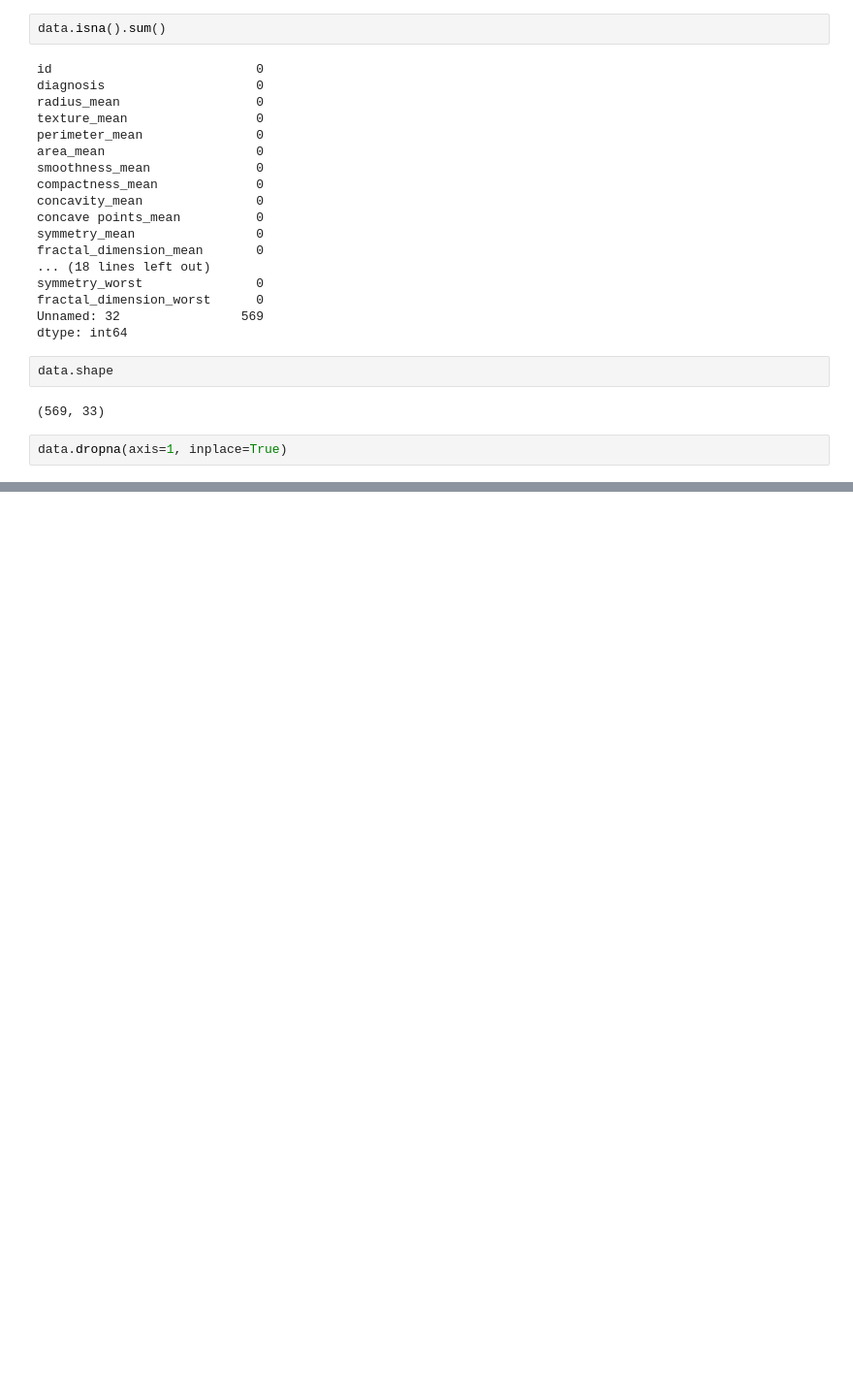
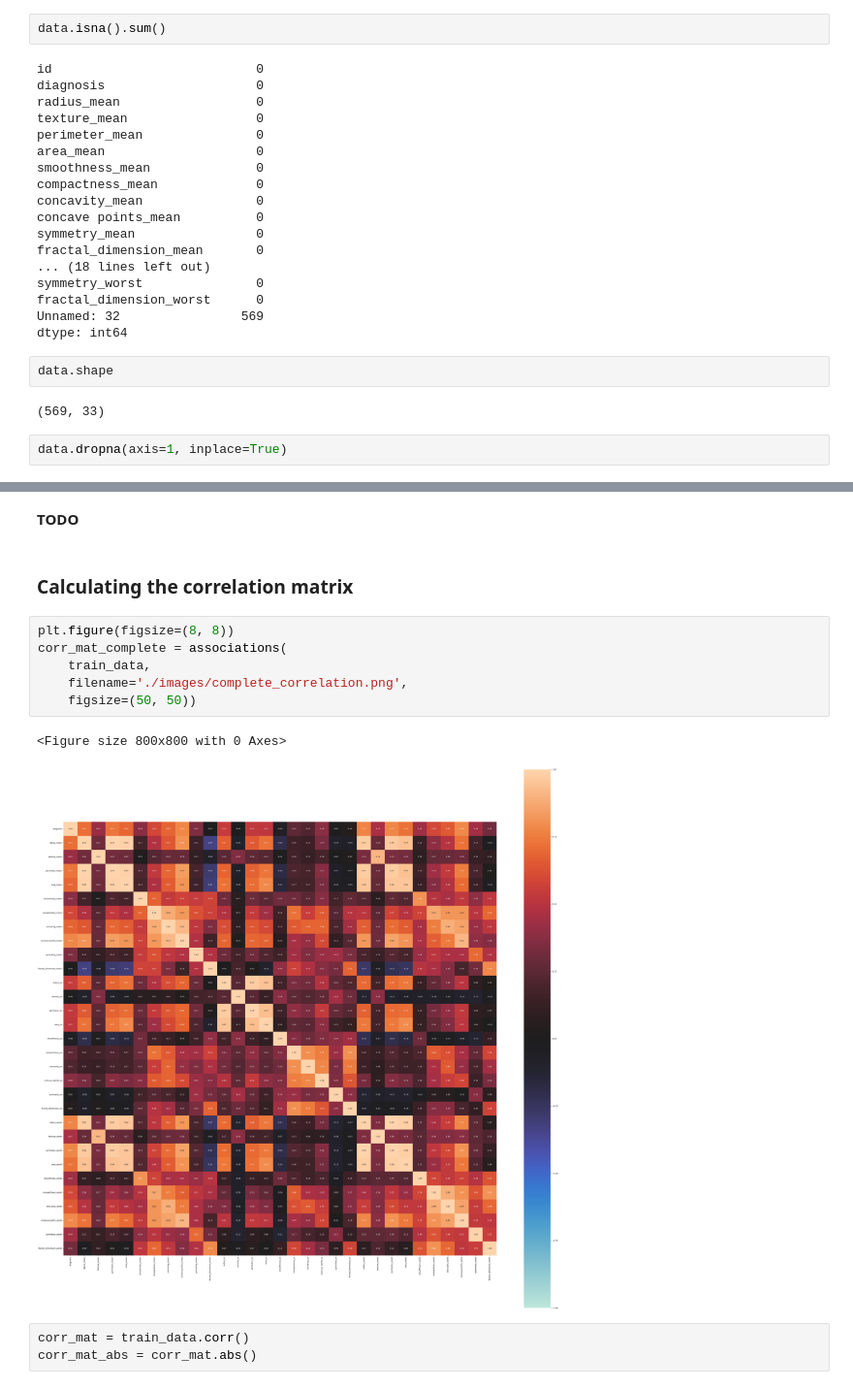
Before and after one commit to ErfanRasti/DataMining-Projects, a Jupyter notebook: MultiLayerPerceptronProject/main.ipynb, the cells around one changed output, grey strips where cells are left out. Shown at 97% size. Saved outputs shown, nothing was run; the diff lists cells and outputs as text; blank space fills up the shorter version.

```diff
--- a/MultiLayerPerceptronProject/main.ipynb
+++ b/MultiLayerPerceptronProject/main.ipynb
@@ -69,0 +121,16 @@ data.dropna(axis=1, inplace=True)
+# %% [markdown]
+**TODO**
+# %% [markdown]
+### Calculating the correlation matrix
+# %%
+plt.figure(figsize=(8, 8))
+corr_mat_complete = associations(
+    train_data,
+    filename='./images/complete_correlation.png',
+    figsize=(50, 50))
+# %% [output]
+<Figure size 800x800 with 0 Axes>
+[figure, added]
+# %%
+corr_mat = train_data.corr()
+corr_mat_abs = corr_mat.abs()
```
Also changed, not shown: parts of 33 cells of this notebook, 1 other file.
